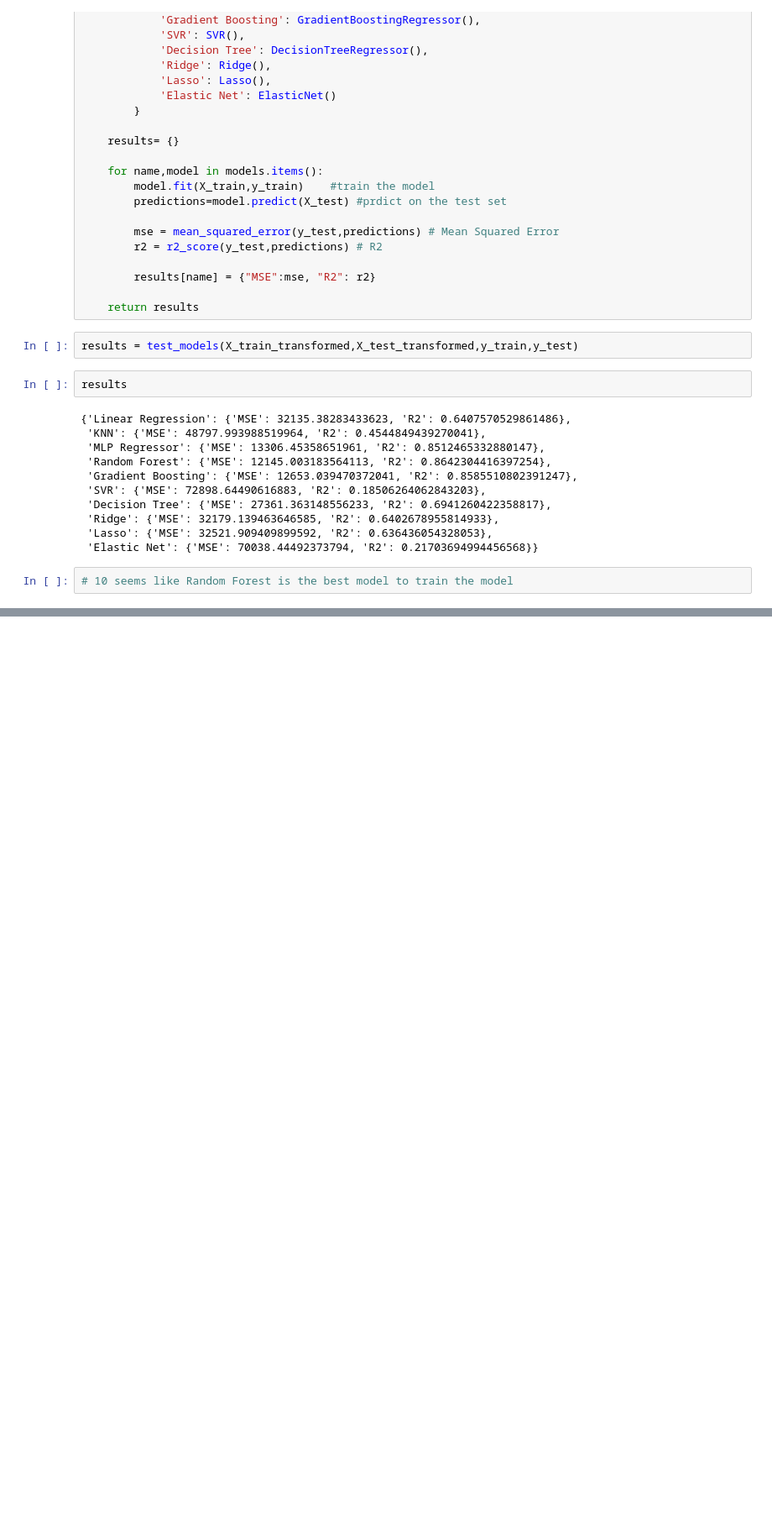
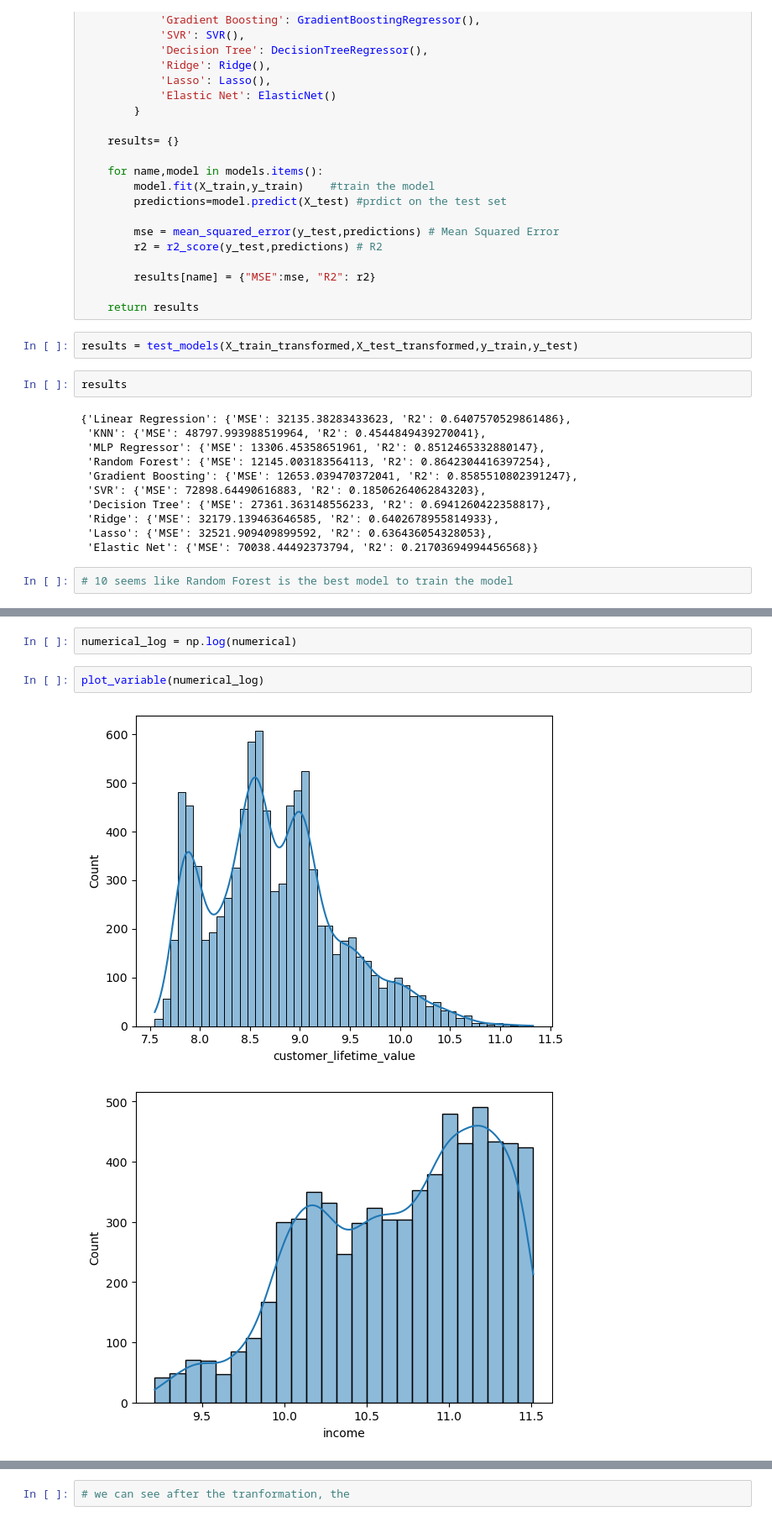
Before and after one commit to SuperAmy99/lab-comparing-regression-models, a Jupyter notebook: comparing-regression-models.ipynb, the cells around one changed output, grey strips where cells are left out. Shown at 84% size. Saved outputs shown, nothing was run; the diff lists cells and outputs as text; blank space fills up the shorter version.

```diff
--- a/comparing-regression-models.ipynb
+++ b/comparing-regression-models.ipynb
@@ -329,0 +376,7 @@ results
+# %%
+numerical_log = np.log(numerical)
+# %%
+plot_variable(numerical_log)
+# %% [output]
+[figure, added]
+[figure, added]
@@ -329,0 +389,2 @@ results
+# %%
+# we can see after the tranformation, the
```
Also changed, not shown: parts of 6 cells of this notebook.
